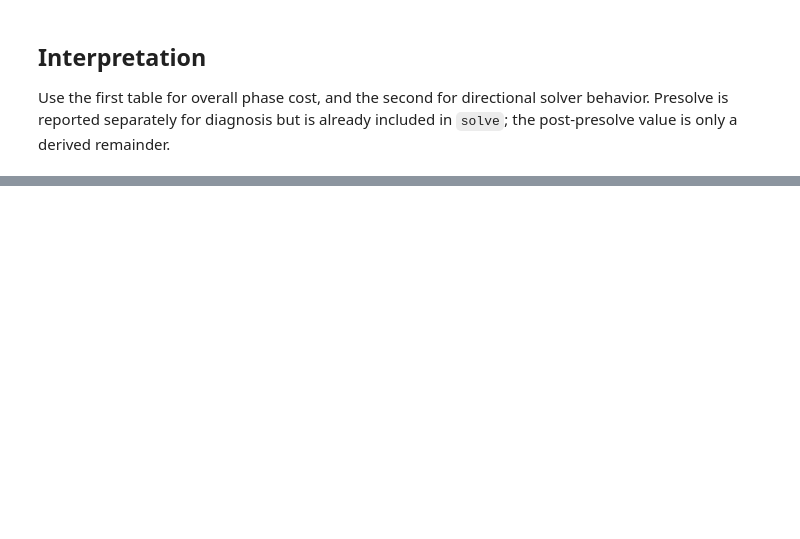
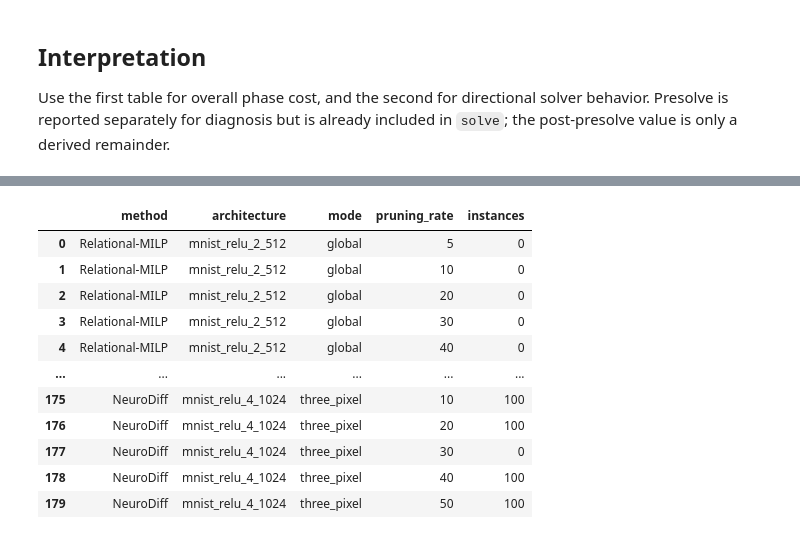
Before and after one commit to mbroughani81/relational-milp, a Jupyter notebook: evaluate_optimizations.ipynb, the cells around one changed output, grey strips where cells are left out. Saved outputs shown, nothing was run; the diff lists cells and outputs as text; code cells hidden in the pictures; blank space fills up the shorter version.

Commit message:
prune evals

```diff
--- a/evaluate_optimizations.ipynb
+++ b/evaluate_optimizations.ipynb
@@ -355,0 +436,88 @@ Use the first table for overall phase cost, and the second for directional solve
+# %%
+def find_pruning_data_dir():
+    candidates = [
+        Path.cwd() / 'prune-experiment',
+        Path('/kaggle/input/prune-experiment/prune-experiment'),
+        Path('/kaggle/input/prune-experiment'),
+    ]
+    for candidate in candidates:
+        if (candidate / 'results').is_dir():
+            return candidate
+    kaggle_input = Path('/kaggle/input')
+    if kaggle_input.is_dir():
+        for results_dir in kaggle_input.glob('**/results'):
+            if any(results_dir.glob('*.csv')):
+                return results_dir.parent
+    raise FileNotFoundError(
+        'Could not find a pruning data directory containing results/*.csv')
+
+PRUNING_DATA_DIR = find_pruning_data_dir()
+PRUNING_RESULTS_DIR = PRUNING_DATA_DIR / 'results'
+PRUNING_DEBUG_DIR = PRUNING_DATA_DIR / 'debug'
+print(f'Pruning data: {PRUNING_DATA_DIR}')
+METHOD_LABELS = {
+    'milp': 'Relational-MILP',
+    'milp_abcrown': 'Relational-MILP + ab-CROWN bounds',
+    'abcrown': 'complete ab-CROWN',
+    'reludiff': 'ReluDiff',
+    'neurodiff': 'NeuroDiff',
+}
+METHOD_ORDER = list(METHOD_LABELS.values())
+RESULT_NAME = re.compile(
+    r'^(?P<method>milp_abcrown|milp|abcrown|reludiff|neurodiff)'
+    r'__(?P<architecture>.+)__(?P<mode>global|three_pixel)__p(?P<pruning_rate>\d+)$'
+)
+
+def normalized_outcome(status):
+    status = str(status).strip().lower()
+    if status in {'unsat', 'verified', 'verified-by-bounds', 'safe'}:
+        return 'verified'
+    if status in {'sat', 'falsified', 'unsafe-pgd', 'unsafe-bab', 'adv found'}:
+        return 'falsified'
+    if status == 'timeout':
+        return 'timeout'
+    return 'unknown'
+
+def load_pruning_results(results_dir=PRUNING_RESULTS_DIR):
+    frames = []
+    for path in sorted(results_dir.glob('*.csv')):
+        match = RESULT_NAME.match(path.stem)
+        if not match:
+            print(f'Skipping unrecognized result filename: {path.name}')
+            continue
+        frame = pd.read_csv(path)
+        required = {'instance_id', 'status', 'runtime_sec'}
+        missing = required - set(frame.columns)
+        if missing:
+            raise ValueError(f'{path}: missing columns {sorted(missing)}')
+        for key, value in match.groupdict().items():
+            frame[key] = int(value) if key == 'pruning_rate' else value
+        frame['method'] = frame['method'].map(METHOD_LABELS)
+        frame['outcome'] = frame['status'].map(normalized_outcome)
+        frame['runtime_sec'] = pd.to_numeric(frame['runtime_sec'], errors='coerce')
+        frame['solved'] = frame['outcome'].isin(['verified', 'falsified'])
+        frame['source_file'] = path.name
+        frames.append(frame)
+    if not frames:
+        raise FileNotFoundError(f'No recognized pruning CSVs in {results_dir.resolve()}')
+    result = pd.concat(frames, ignore_index=True)
+    result['method'] = pd.Categorical(result['method'], METHOD_ORDER, ordered=True)
+    return result
+
+pruning = load_pruning_results()
+config_columns = ['method', 'architecture', 'mode', 'pruning_rate']
+coverage = (pruning.groupby(config_columns, observed=True)
+            .agg(instances=('instance_id', 'nunique'))
+            .reset_index().sort_values(config_columns))
+expected_coverage = pd.MultiIndex.from_product(
+    [METHOD_ORDER, sorted(pruning['architecture'].unique()),
+     sorted(pruning['mode'].unique()), sorted(pruning['pruning_rate'].unique())],
+    names=config_columns).to_frame(index=False)
+coverage = expected_coverage.merge(coverage, on=config_columns, how='left')
+coverage['instances'] = coverage['instances'].fillna(0).astype(int)
+missing_configurations = coverage[coverage['instances'] == 0].copy()
+print(f'{len(pruning):,} rows from {pruning.source_file.nunique()} result files; '
+      f'{len(missing_configurations)} configurations missing from the observed grid')
+display(coverage)
+missing_configurations
+# %% [output]
@@ -355,0 +526,12 @@ Use the first table for overall phase cost, and the second for directional solve
+|  | method | architecture | mode | pruning_rate | instances |
+| 0 | Relational-MILP | mnist_relu_2_512 | global | 5 | 0 |
+| 1 | Relational-MILP | mnist_relu_2_512 | global | 10 | 0 |
+| 2 | Relational-MILP | mnist_relu_2_512 | global | 20 | 0 |
+| 3 | Relational-MILP | mnist_relu_2_512 | global | 30 | 0 |
+| 4 | Relational-MILP | mnist_relu_2_512 | global | 40 | 0 |
+| ... | ... | ... | ... | ... | ... |
+| 175 | NeuroDiff | mnist_relu_4_1024 | three_pixel | 10 | 100 |
+| 176 | NeuroDiff | mnist_relu_4_1024 | three_pixel | 20 | 100 |
+| 177 | NeuroDiff | mnist_relu_4_1024 | three_pixel | 30 | 0 |
+| 178 | NeuroDiff | mnist_relu_4_1024 | three_pixel | 40 | 100 |
+| 179 | NeuroDiff | mnist_relu_4_1024 | three_pixel | 50 | 100 |
```
Also changed, not shown: parts of 19 cells of this notebook, 8 other files.
